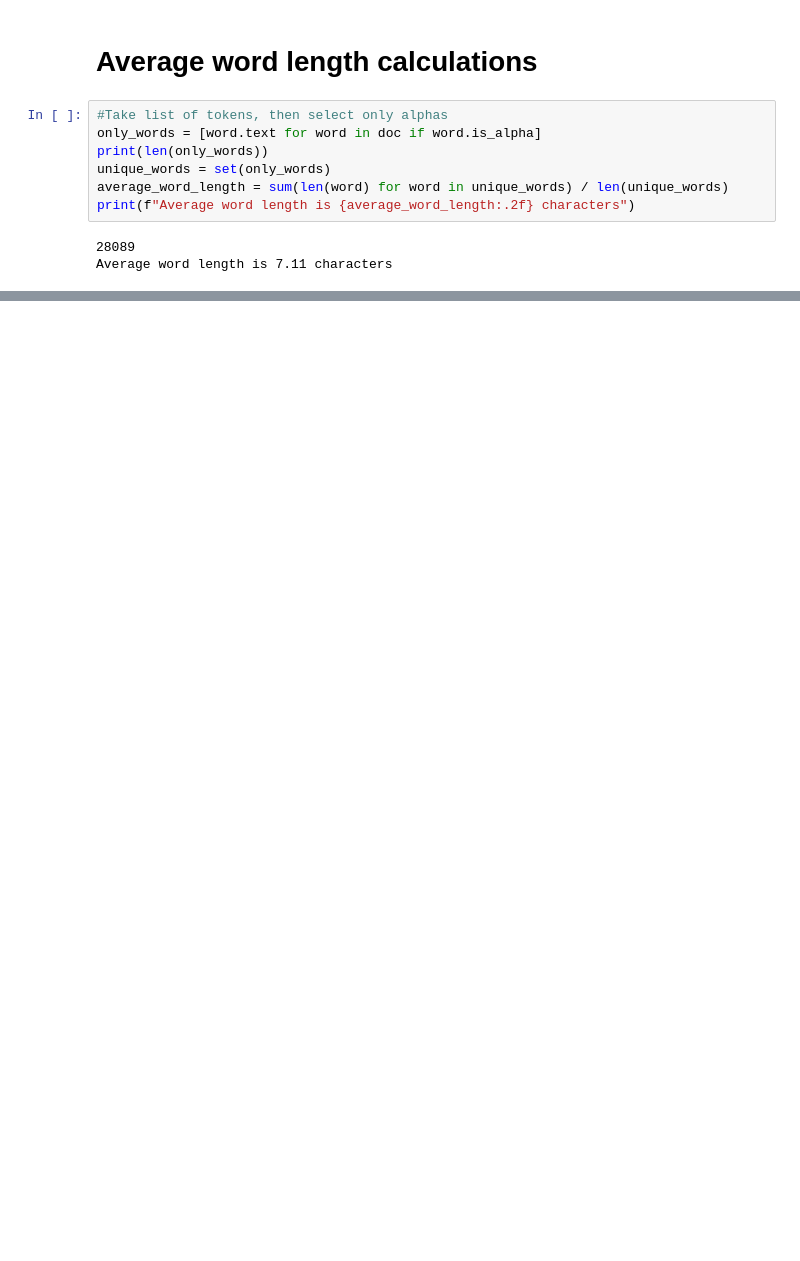
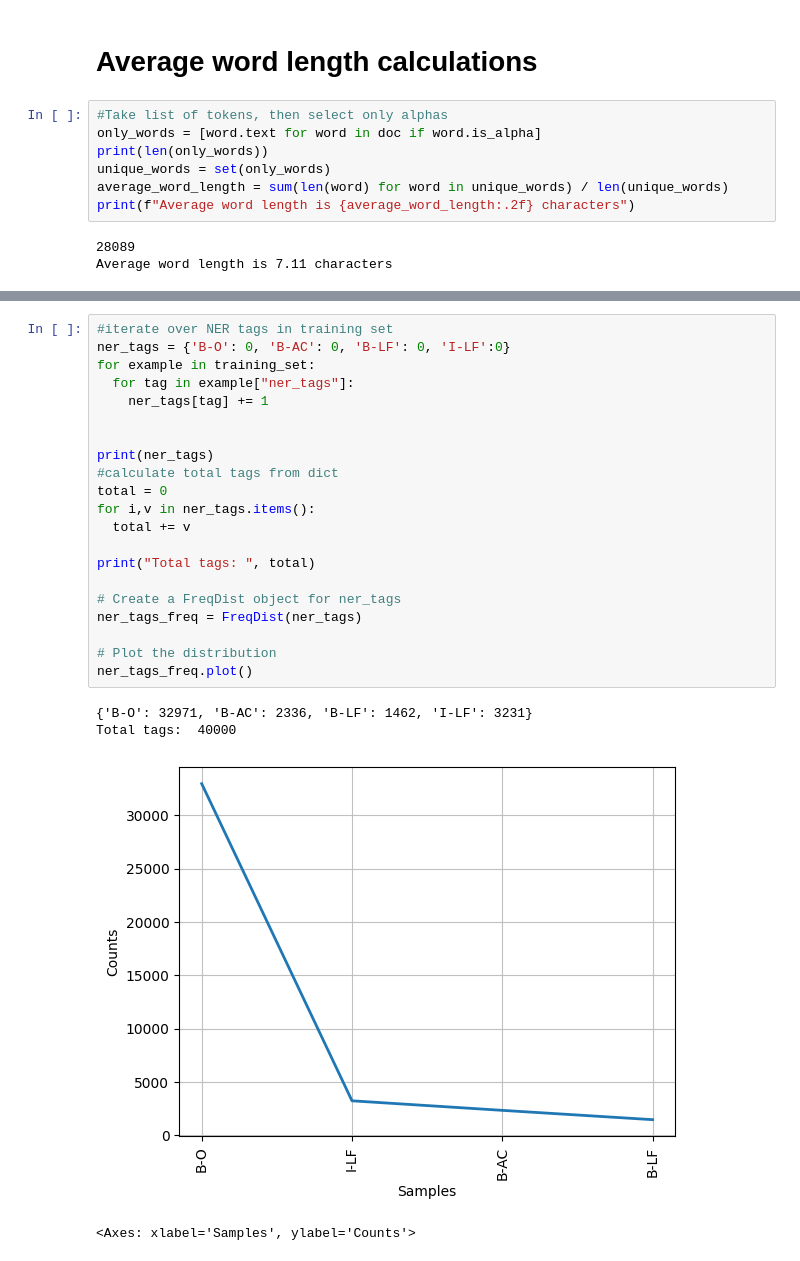
Before and after one commit to liam-michel/NLP, a Jupyter notebook: coursework/visualisation.ipynb, the cells around one changed output, grey strips where cells are left out. Saved outputs shown, nothing was run; the diff lists cells and outputs as text; blank space fills up the shorter version.

```diff
--- a/coursework/visualisation.ipynb
+++ b/coursework/visualisation.ipynb
@@ -149,0 +139,26 @@ print(train["ner_tags"][0])
+# %%
+#iterate over NER tags in training set
+ner_tags = {'B-O': 0, 'B-AC': 0, 'B-LF': 0, 'I-LF':0}
+for example in training_set:
+  for tag in example["ner_tags"]:
+    ner_tags[tag] += 1
+
+
+print(ner_tags)
+#calculate total tags from dict
+total = 0
+for i,v in ner_tags.items():
+  total += v
+
+print("Total tags: ", total)
+
+# Create a FreqDist object for ner_tags
+ner_tags_freq = FreqDist(ner_tags)
+
+# Plot the distribution
+ner_tags_freq.plot()
+# %% [output]
+{'B-O': 32971, 'B-AC': 2336, 'B-LF': 1462, 'I-LF': 3231}
+Total tags:  40000
+[figure, added]
+<Axes: xlabel='Samples', ylabel='Counts'>
```
Also changed, not shown: parts of 6 cells of this notebook, 7 other files.
